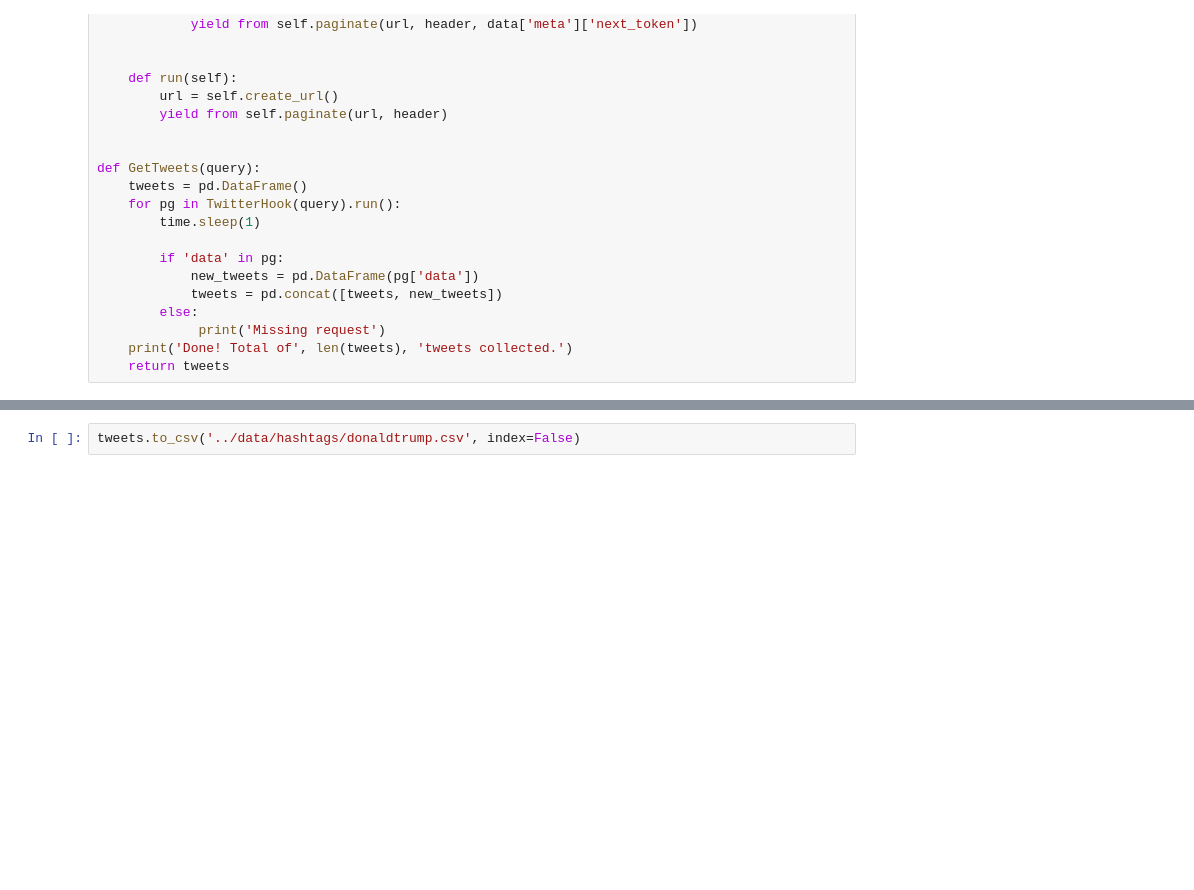
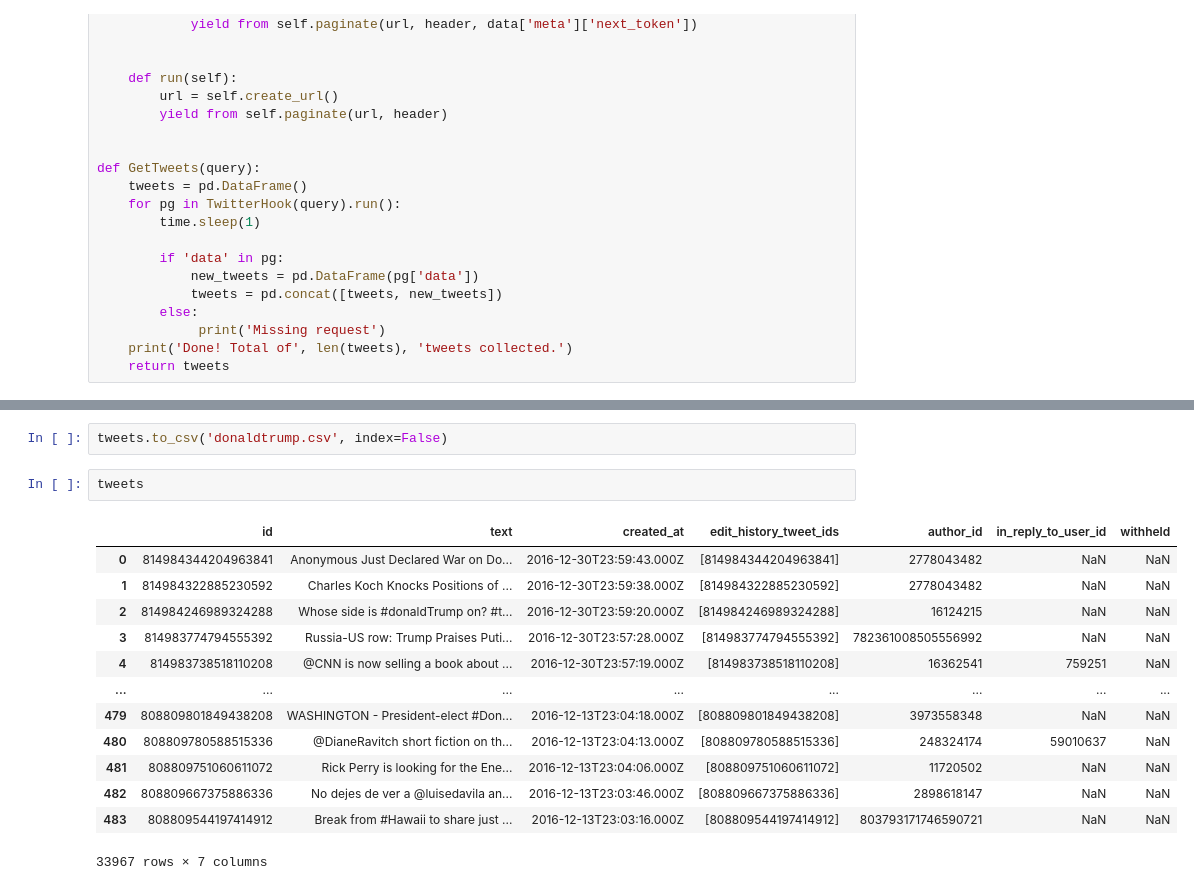
Before and after one commit to mediote/stance_detection, a Jupyter notebook: notebooks/1_collect_tweets.ipynb, the cells around one changed output, grey strips where cells are left out. Cells and saved outputs as stored; diff of their text form; blank space fills up the shorter version.

```diff
--- a/notebooks/1_collect_tweets.ipynb
+++ b/notebooks/1_collect_tweets.ipynb
@@ -129,2 +148,18 @@ tweets = GetTweets(urllib2.quote('#DonaldTrump -rt'))
 # %%
-tweets.to_csv('../data/hashtags/donaldtrump.csv', index=False)
+tweets.to_csv('donaldtrump.csv', index=False)
+# %%
+tweets
+# %% [output]
+|  | id | text | created_at | edit_history_tweet_ids | author_id | in_reply_to_user_id | withheld |
+| 0 | 814984344204963841 | Anonymous Just Declared War on Do... | 2016-12-30T23:59:43.000Z | [814984344204963841] | 2778043482 | NaN | NaN |
+| 1 | 814984322885230592 | Charles Koch Knocks Positions of ... | 2016-12-30T23:59:38.000Z | [814984322885230592] | 2778043482 | NaN | NaN |
+| 2 | 814984246989324288 | Whose side is #donaldTrump on? #t... | 2016-12-30T23:59:20.000Z | [814984246989324288] | 16124215 | NaN | NaN |
+| 3 | 814983774794555392 | Russia-US row: Trump Praises Puti... | 2016-12-30T23:57:28.000Z | [814983774794555392] | 782361008505556992 | NaN | NaN |
+| 4 | 814983738518110208 | @CNN is now selling a book about ... | 2016-12-30T23:57:19.000Z | [814983738518110208] | 16362541 | 759251 | NaN |
+| ... | ... | ... | ... | ... | ... | ... | ... |
+| 479 | 808809801849438208 | WASHINGTON - President-elect #Don... | 2016-12-13T23:04:18.000Z | [808809801849438208] | 3973558348 | NaN | NaN |
+| 480 | 808809780588515336 | @DianeRavitch short fiction on th... | 2016-12-13T23:04:13.000Z | [808809780588515336] | 248324174 | 59010637 | NaN |
+| 481 | 808809751060611072 | Rick Perry is looking for the Ene... | 2016-12-13T23:04:06.000Z | [808809751060611072] | 11720502 | NaN | NaN |
+| 482 | 808809667375886336 | No dejes de ver a @luisedavila an... | 2016-12-13T23:03:46.000Z | [808809667375886336] | 2898618147 | NaN | NaN |
+| 483 | 808809544197414912 | Break from #Hawaii to share just ... | 2016-12-13T23:03:16.000Z | [808809544197414912] | 803793171746590721 | NaN | NaN |
+33967 rows × 7 columns
```
Also changed, not shown: parts of 1 cell of this notebook, 2 other files.
